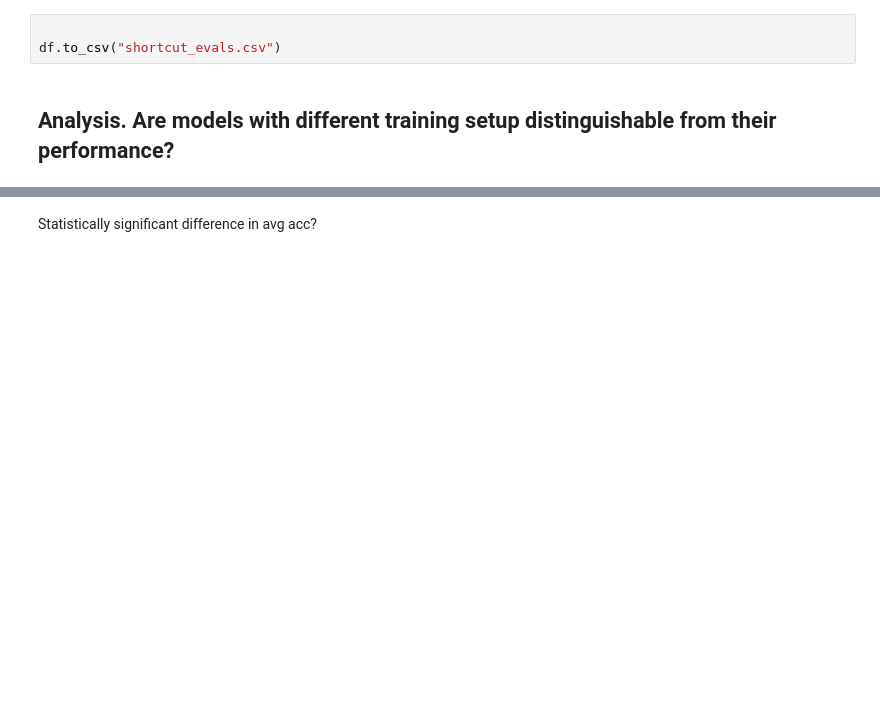
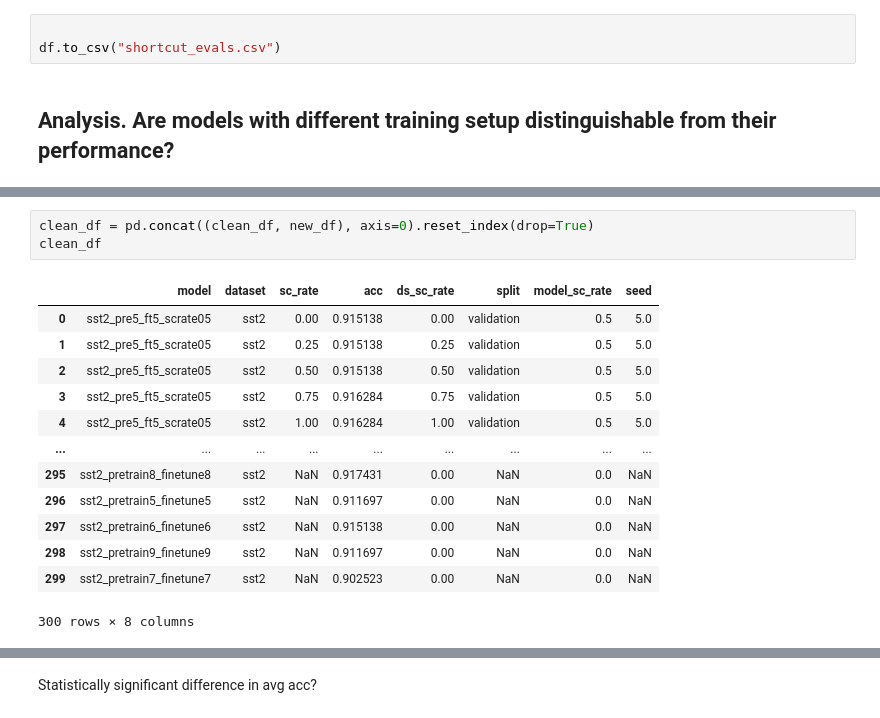
Before and after one commit to TaWald/similaritybench, a Jupyter notebook: nlp/shortcut_validation.ipynb, the cells around one changed output, grey strips where cells are left out. Cells and saved outputs as stored; diff of their text form; blank space fills up the shorter version.

```diff
--- a/nlp/shortcut_validation.ipynb
+++ b/nlp/shortcut_validation.ipynb
@@ -125 +149,18 @@ clean_df
+# %%
+clean_df = pd.concat((clean_df, new_df), axis=0).reset_index(drop=True)
+clean_df
+# %% [output]
+|  | model | dataset | sc_rate | acc | ds_sc_rate | split | model_sc_rate | seed |
+| 0 | sst2_pre5_ft5_scrate05 | sst2 | 0.00 | 0.915138 | 0.00 | validation | 0.5 | 5.0 |
+| 1 | sst2_pre5_ft5_scrate05 | sst2 | 0.25 | 0.915138 | 0.25 | validation | 0.5 | 5.0 |
+| 2 | sst2_pre5_ft5_scrate05 | sst2 | 0.50 | 0.915138 | 0.50 | validation | 0.5 | 5.0 |
+| 3 | sst2_pre5_ft5_scrate05 | sst2 | 0.75 | 0.916284 | 0.75 | validation | 0.5 | 5.0 |
+| 4 | sst2_pre5_ft5_scrate05 | sst2 | 1.00 | 0.916284 | 1.00 | validation | 0.5 | 5.0 |
+| ... | ... | ... | ... | ... | ... | ... | ... | ... |
+| 295 | sst2_pretrain8_finetune8 | sst2 | NaN | 0.917431 | 0.00 | NaN | 0.0 | NaN |
+| 296 | sst2_pretrain5_finetune5 | sst2 | NaN | 0.911697 | 0.00 | NaN | 0.0 | NaN |
+| 297 | sst2_pretrain6_finetune6 | sst2 | NaN | 0.915138 | 0.00 | NaN | 0.0 | NaN |
+| 298 | sst2_pretrain9_finetune9 | sst2 | NaN | 0.911697 | 0.00 | NaN | 0.0 | NaN |
+| 299 | sst2_pretrain7_finetune7 | sst2 | NaN | 0.902523 | 0.00 | NaN | 0.0 | NaN |
+300 rows × 8 columns
 # %%
```
Also changed, not shown: parts of 12 cells of this notebook, 2 other files.
